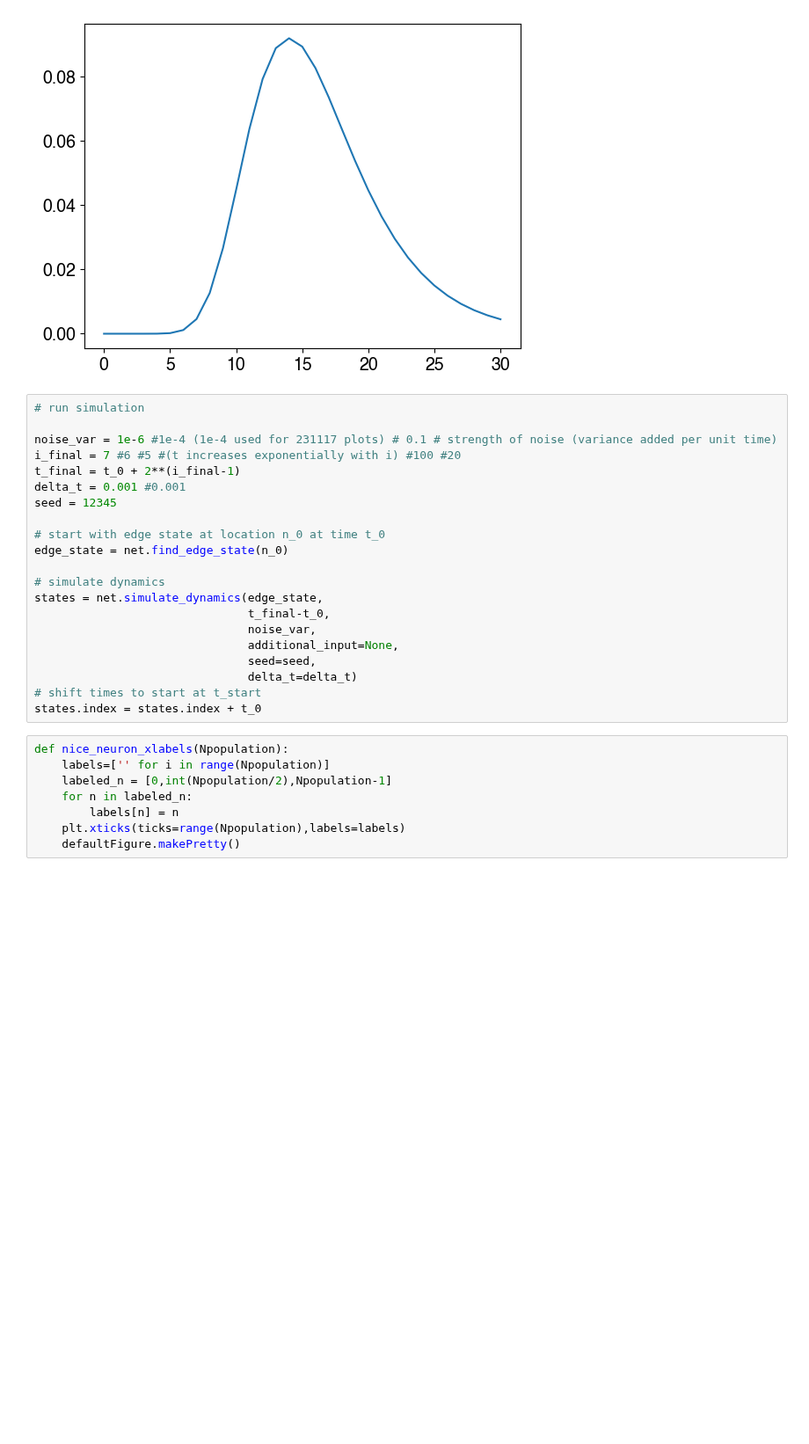
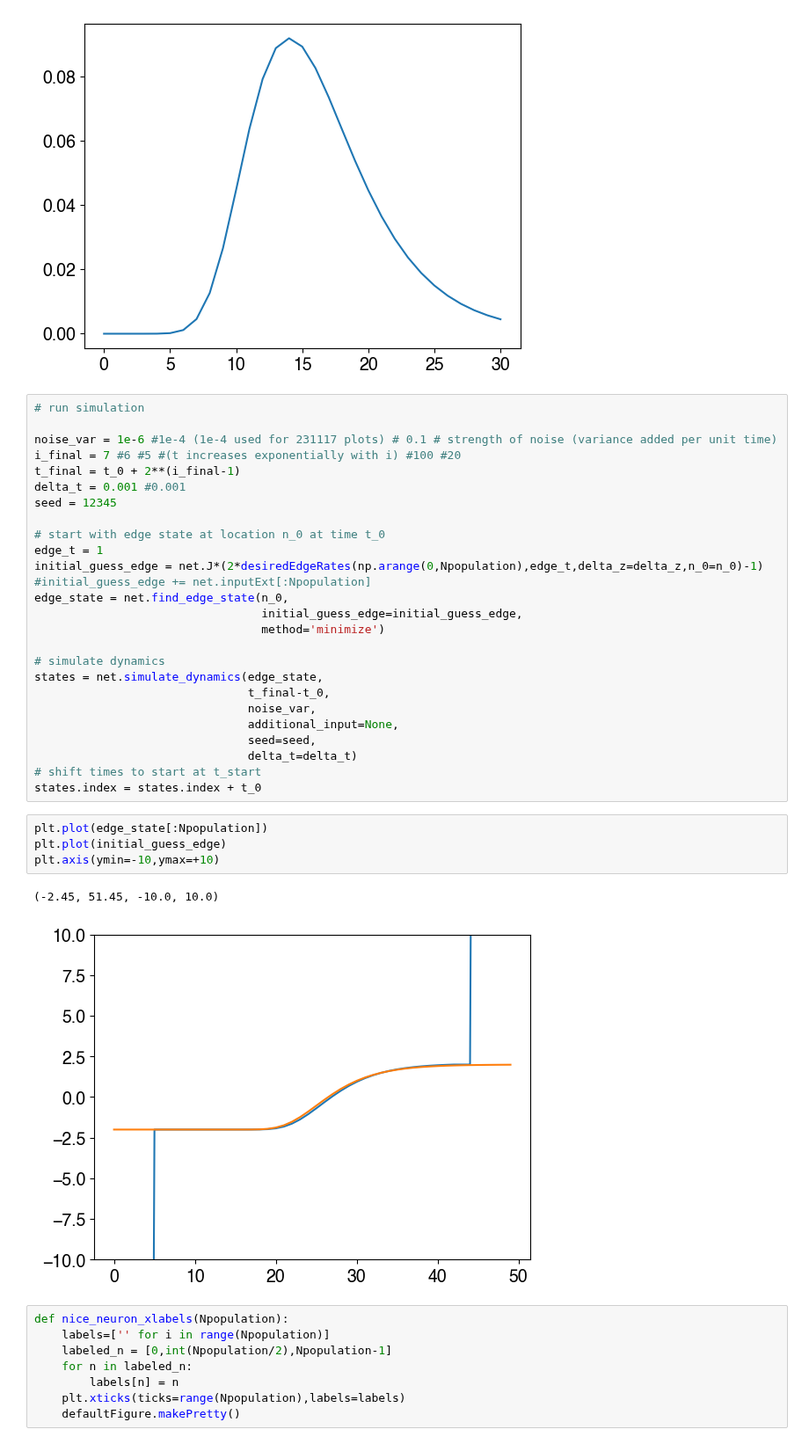
Before and after one commit to Collective-Logic-Lab/laplace-decisions, a Jupyter notebook: develop-exponential-decay-translation.ipynb, the cells around one changed output. Shown at 88% size. Cells and saved outputs as stored; diff of their text form; blank space fills up the shorter version.

```diff
--- a/develop-exponential-decay-translation.ipynb
+++ b/develop-exponential-decay-translation.ipynb
@@ -73,7 +76,12 @@ delta_t = 0.001 #0.001
 seed = 12345
 
 # start with edge state at location n_0 at time t_0
-edge_state = net.find_edge_state(n_0)
+edge_t = 1
+initial_guess_edge = net.J*(2*desiredEdgeRates(np.arange(0,Npopulation),edge_t,delta_z=delta_z,n_0=n_0)-1)
+#initial_guess_edge += net.inputExt[:Npopulation]
+edge_state = net.find_edge_state(n_0,
+                                 initial_guess_edge=initial_guess_edge,
+                                 method='minimize')
 
 # simulate dynamics
 states = net.simulate_dynamics(edge_state,
@@ -84,6 +92,13 @@ states = net.simulate_dynamics(edge_state,
                                delta_t=delta_t)
 # shift times to start at t_start
 states.index = states.index + t_0
+# %%
+plt.plot(edge_state[:Npopulation])
+plt.plot(initial_guess_edge)
+plt.axis(ymin=-10,ymax=+10)
+# %% [output]
+(-2.45, 51.45, -10.0, 10.0)
+[figure, added]
 # %%
 def nice_neuron_xlabels(Npopulation):
     labels=['' for i in range(Npopulation)]
```
Also changed, not shown: parts of 5 cells of this notebook, 2 other files.
